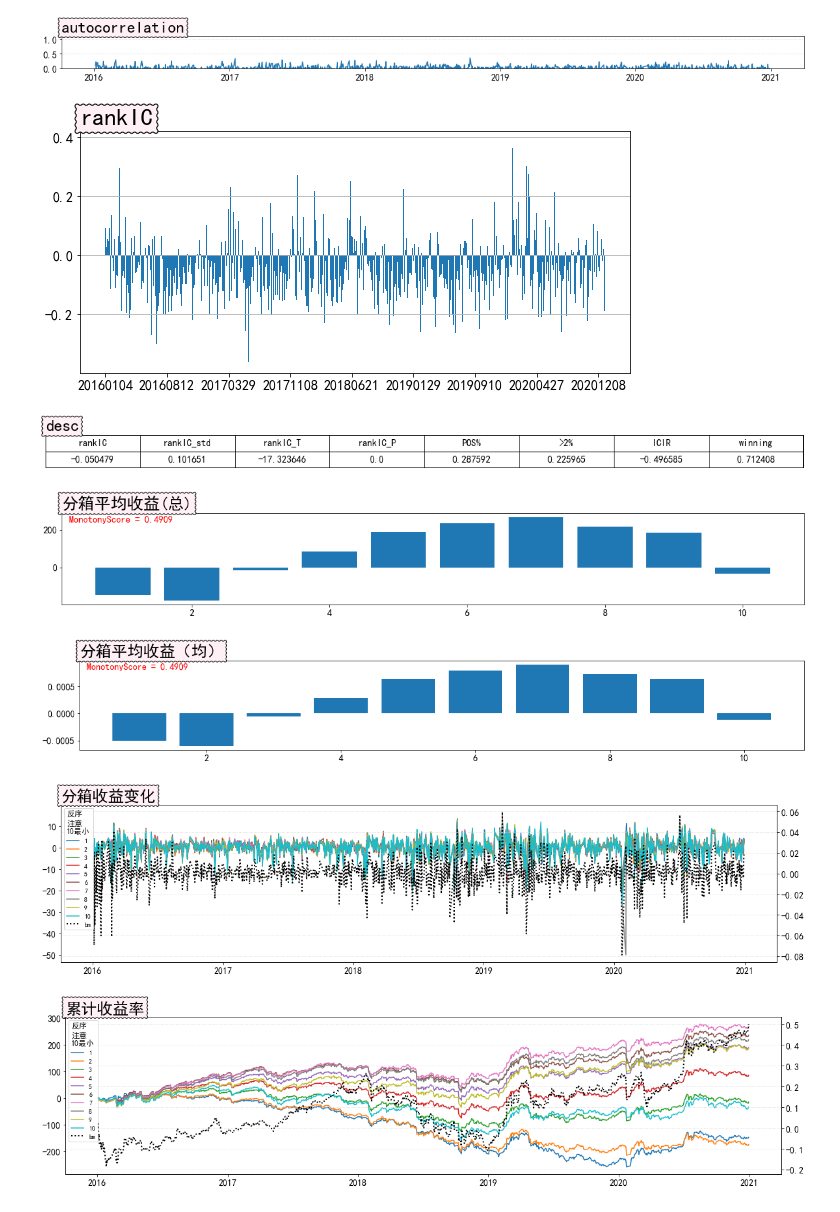
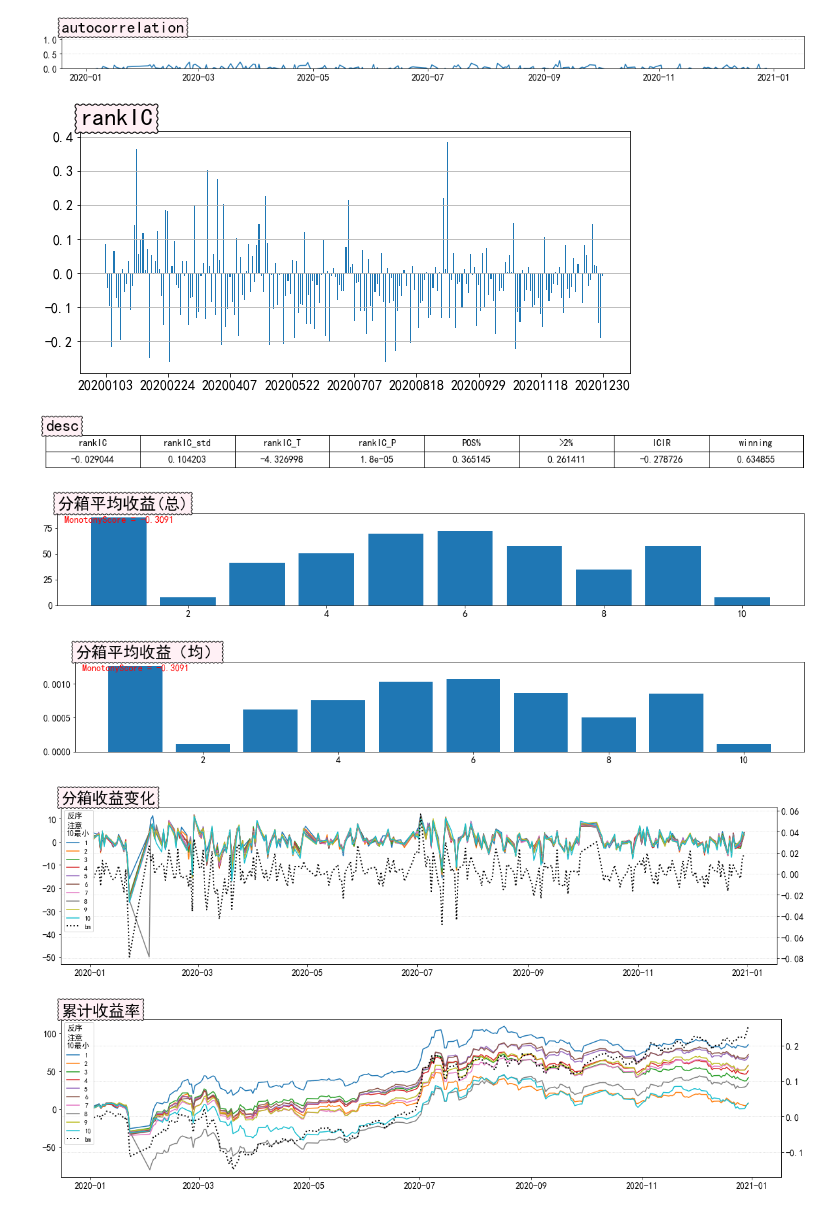
Before and after one commit to kaikai03/IndicatorLab, a Jupyter notebook: ind/Ind_Volatility.ipynb, the cells around one changed output. Cells and saved outputs as stored; diff of their text form; code cells hidden in the pictures.

```diff
--- a/ind/Ind_Volatility.ipynb
+++ b/ind/Ind_Volatility.ipynb
@@ -134,8 +175,8 @@ def multi_test(codes):
         df_tmp = pd.concat([df_tmp,res],axis=0)
     return df_tmp
 # %%
-# res_final_df = pd.concat(results).sort_index()
-# res_final_df.index.names = ['date', 'code']
+res_final_df = pd.concat(results).sort_index()
+res_final_df.index.names = ['date', 'code']
 # res_final_df.index=pd.MultiIndex.from_arrays([res_final_df.index.get_level_values(0).to_timestamp(),res_final_df.index.get_level_values(1)])
 # %%
 from tools.Cacher import (CACHE_TYPE, save_cache,load_cache_adv,load_cache)
@@ -151,7 +192,7 @@ smpl.optimize_data_type(df_all)
 
 data_ = df_all
 
-year1 = '2016'
+year1 = '2020'
 year2 = '2020'
 data_ = df_all.loc[year1+'-01-03':year2+'-12-31']
 codes = data_.index.get_level_values(1).unique()
@@ -164,21 +205,21 @@ ret[np.abs(ret)>0.15]=np.nan
 # %%
 %%time
 from tools.Test_Tools_Simple import FactorTest
 
 # %load_ext autoreload
 # %autoreload 1
 # %aimport tools.Test_Tools_Simple
 
-fa = pd.DataFrame(res_final_df['rsj']).dropna()
+fa = pd.DataFrame(res_final_df['rsj'].loc[year1+'-01-03':year2+'-12-31']).dropna()
 fa.columns=['xxx']
 test = FactorTest(start=dates.min().strftime('%Y-%m-%d'),end=dates.max().strftime('%Y-%m-%d'),target_field='xxx',blenchmark_name='沪深300', freq="d")
 test.process_ind_simple(fa,ret,need_descript=True)
 test.plot()
 # %% [output]
-[figure, old version]
+[figure, new version]
-[figure, old version]
+[figure, new version]
 [figure]
-[figure, old version]
+[figure, new version]
-[figure, old version]
+[figure, new version]
-[figure, old version]
+[figure, new version]
-[figure, old version]
+[figure, new version]
```
Also changed, not shown: parts of 7 cells of this notebook.
